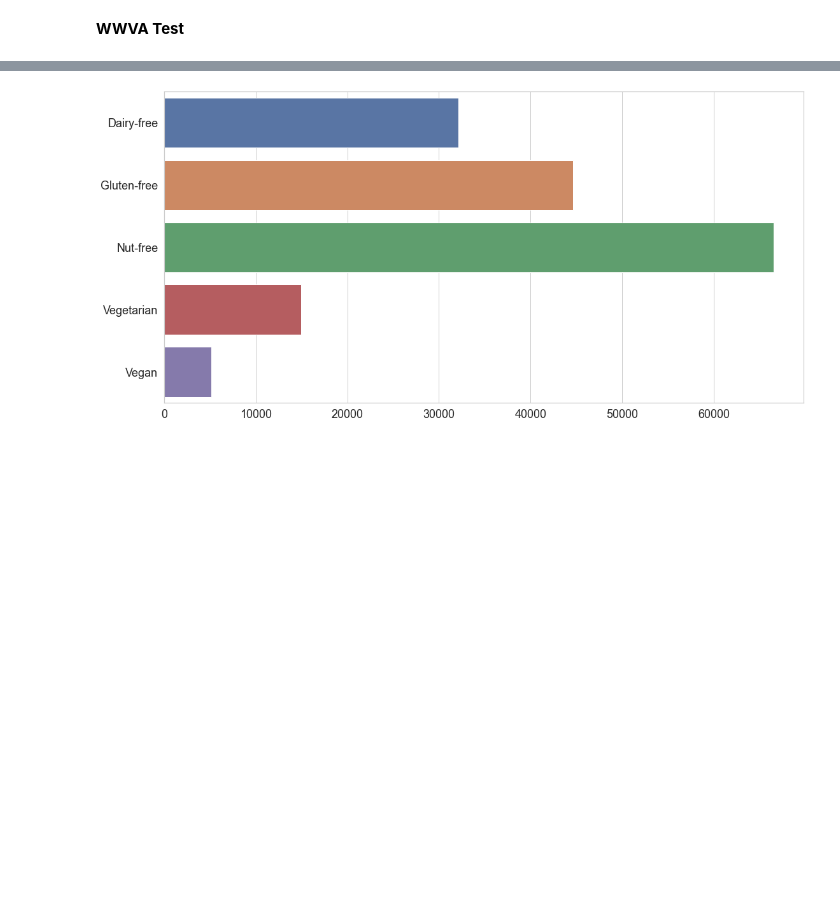
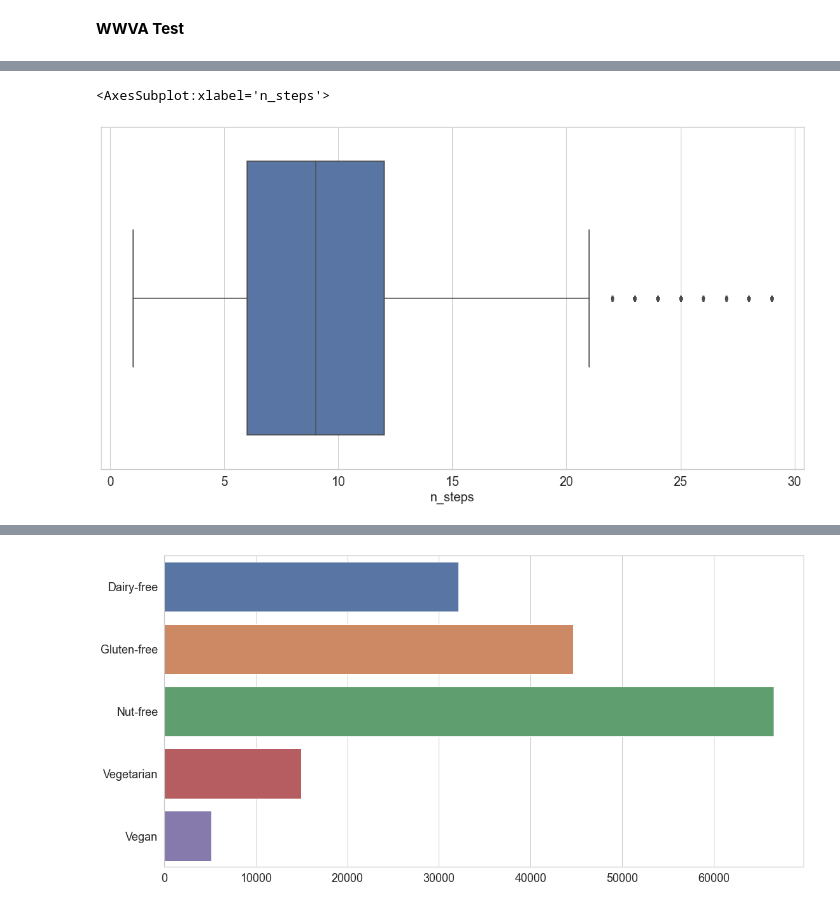
Before and after one commit to nico-stan/recipes, a Jupyter notebook: queries.ipynb, the cells around one changed output, grey strips where cells are left out. Saved outputs shown, nothing was run; the diff lists cells and outputs as text; code cells hidden in the pictures; blank space fills up the shorter version.

```diff
--- a/queries.ipynb
+++ b/queries.ipynb
@@ -80,3 +89,8 @@ df2 = restrict(df, 'dairy', 'gluten')
+# %%
+sns.boxplot(df2.n_steps[(0<df2.n_steps) & (df2.n_steps<30)])
+# %% [output]
+<AxesSubplot:xlabel='n_steps'>
+[figure, added]
 # %%
 df3 = realfooder(df2, ing_list, 'chicken', 'pork', 'meat')
 # %%
```
Also changed, not shown: parts of 11 cells of this notebook.
